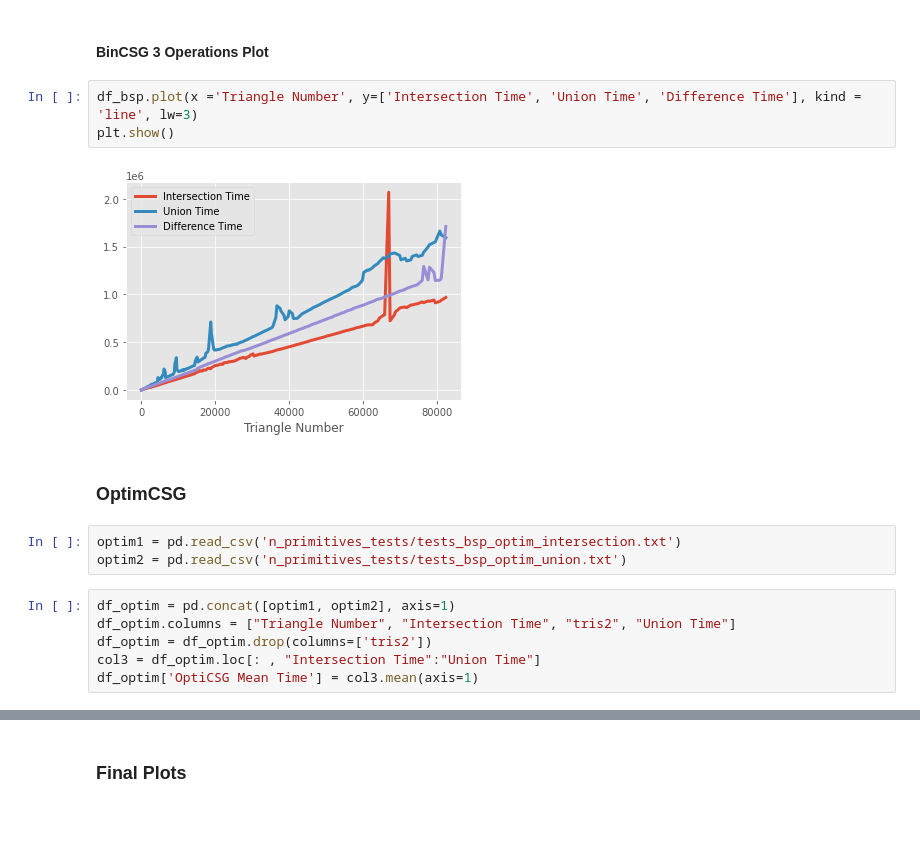
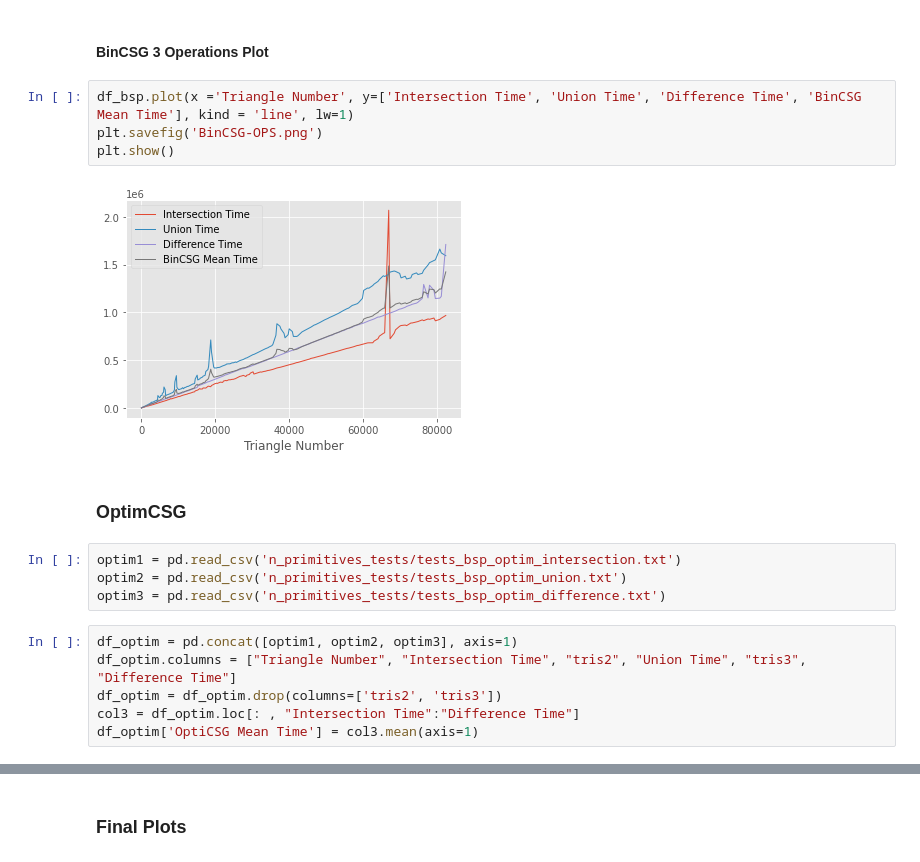
Before and after one commit to otmanesabir/bsc-thesis, a Jupyter notebook: data_analysis/analysis.ipynb, the cells around one changed output, grey strips where cells are left out. Cells and saved outputs as stored; diff of their text form; blank space fills up the shorter version.

```diff
--- a/data_analysis/analysis.ipynb
+++ b/data_analysis/analysis.ipynb
@@ -113,20 +136,22 @@ df_bsp
 # %% [markdown]
 #### BinCSG 3 Operations Plot
 # %%
-df_bsp.plot(x ='Triangle Number', y=['Intersection Time', 'Union Time', 'Difference Time'], kind = 'line', lw=3)
+df_bsp.plot(x ='Triangle Number', y=['Intersection Time', 'Union Time', 'Difference Time', 'BinCSG Mean Time'], kind = 'line', lw=1)
+plt.savefig('BinCSG-OPS.png')
 plt.show()
 # %% [output]
-[figure, old version]
+[figure, new version]
 # %% [markdown]
 ### OptimCSG
 # %%
 optim1 = pd.read_csv('n_primitives_tests/tests_bsp_optim_intersection.txt')
 optim2 = pd.read_csv('n_primitives_tests/tests_bsp_optim_union.txt')
+optim3 = pd.read_csv('n_primitives_tests/tests_bsp_optim_difference.txt')
 # %%
-df_optim = pd.concat([optim1, optim2], axis=1)
-df_optim.columns = ["Triangle Number", "Intersection Time", "tris2", "Union Time"]
-df_optim = df_optim.drop(columns=['tris2'])
-col3 = df_optim.loc[: , "Intersection Time":"Union Time"]
+df_optim = pd.concat([optim1, optim2, optim3], axis=1)
+df_optim.columns = ["Triangle Number", "Intersection Time", "tris2", "Union Time", "tris3", "Difference Time"]
+df_optim = df_optim.drop(columns=['tris2', 'tris3'])
+col3 = df_optim.loc[: , "Intersection Time":"Difference Time"]
 df_optim['OptiCSG Mean Time'] = col3.mean(axis=1)
 # %%
 df_optim
```
Also changed, not shown: parts of 20 cells of this notebook, 1 other file.
